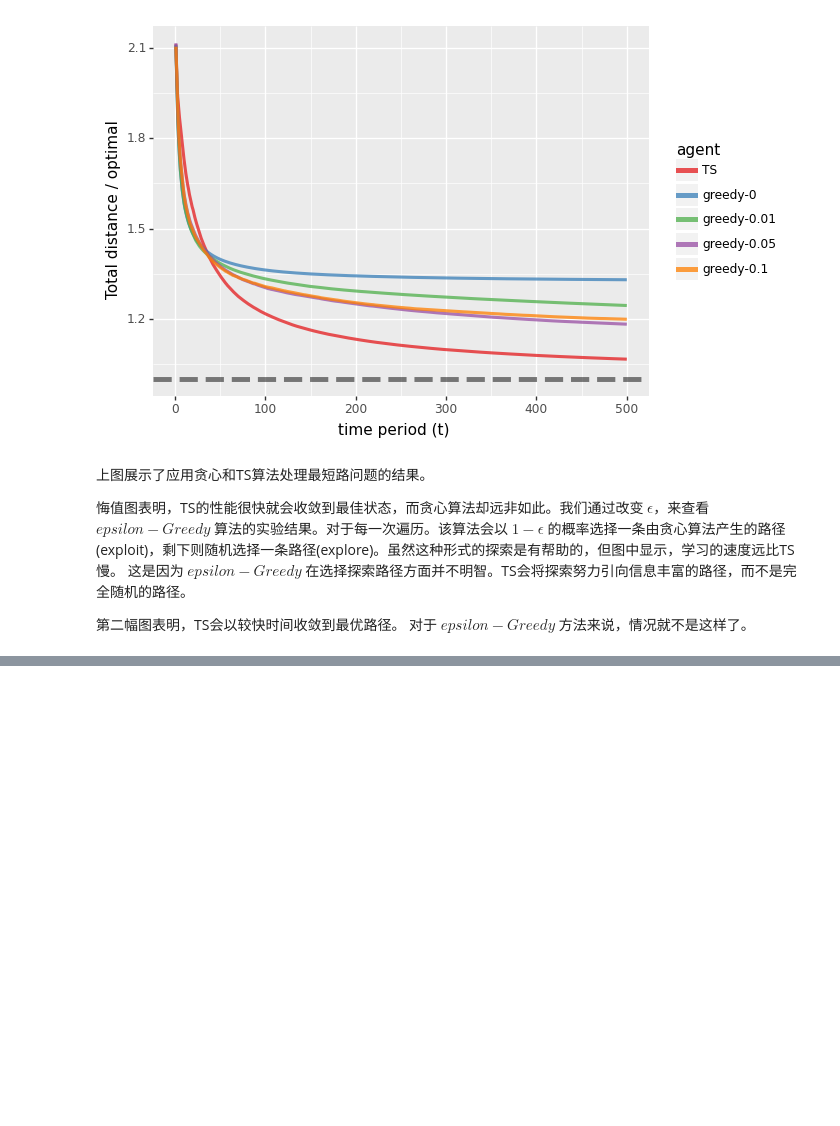
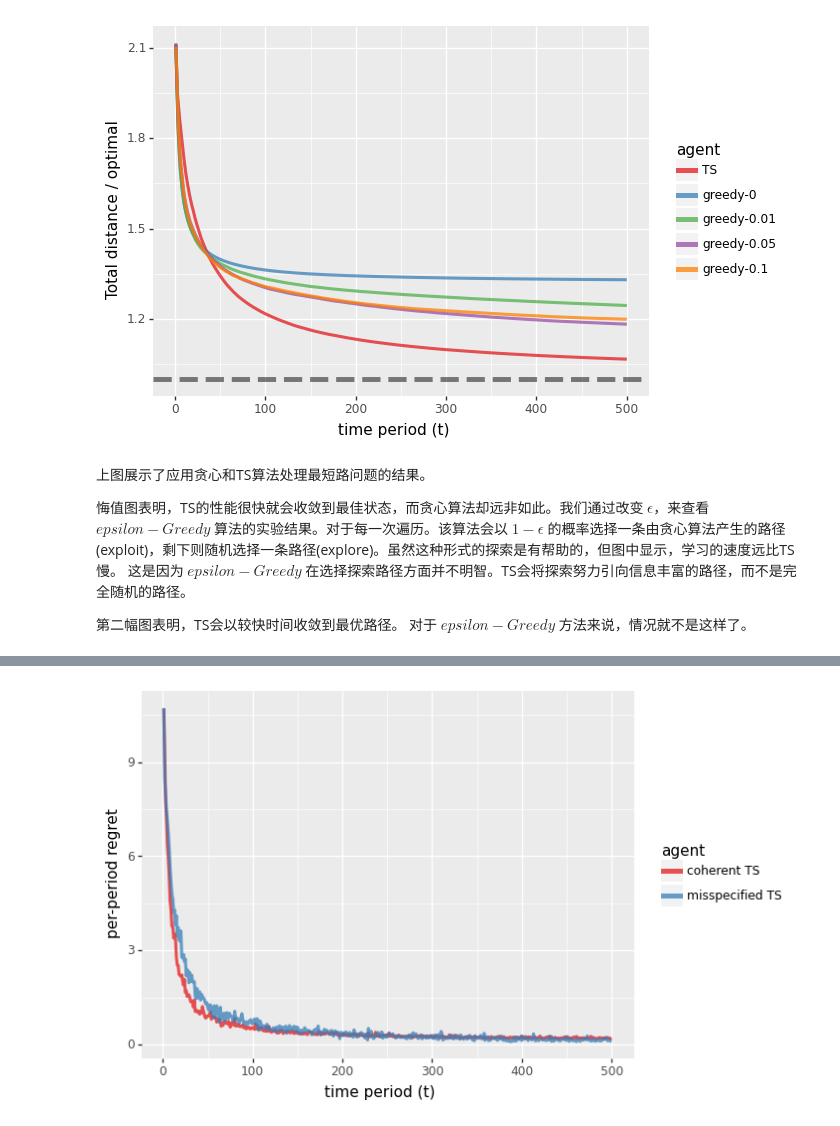
Before and after one commit to yijunquan-afk/bandit-learning, a Jupyter notebook: 02-academic-intro/04 Thompson Sampling2.ipynb, the cells around one changed output, grey strips where cells are left out. Drawn from its saved outputs; the diff is of its cells as text; code cells hidden in the pictures; blank space fills up the shorter version.

```diff
--- a/02-academic-intro/04 Thompson Sampling2.ipynb
+++ b/02-academic-intro/04 Thompson Sampling2.ipynb
@@ -619,0 +957,90 @@ plotCompare2()
+# %%
+import pandas as pd
+import plotnine as gg
+
+
+def generateIndependentBBTS(n_steps, n_stages, mu0, sigma0, sigma_tilde, jobs):
+    results = []
+    for job_id in range(jobs):
+        agent = IndependentBBTS(n_stages, mu0, sigma0, sigma_tilde)
+        # 初始化环境，产生图
+        env = IndependentBinomialBridge(n_stages, mu0, sigma0, sigma_tilde)
+        experiment = ExperimentNoAction(
+            agent, env, n_steps=n_steps, seed=job_id, unique_id=str(job_id))
+        experiment.run_experiment()
+        results.append(experiment.results)
+
+    df_agent = (pd.concat(results)).assign(agent='misspecified TS')
+    return df_agent
+
+
+def generateCorrelatedBBTS(n_steps, n_stages, mu0, sigma0, sigma_tilde, jobs):
+    results = []
+    for job_id in range(jobs):
+        agent = CorrelatedBBTS(n_stages, mu0, sigma0, sigma_tilde)
+        env = IndependentBinomialBridge(n_stages, mu0, sigma0, sigma_tilde)
+        experiment = ExperimentNoAction(
+            agent, env, n_steps=n_steps, seed=job_id, unique_id=str(job_id))
+        experiment.run_experiment()
+        results.append(experiment.results)
+    df_agent = (pd.concat(results)).assign(agent='coherent TS')
+    return df_agent
+
+
+def generateAgents():
+    n_stages = 20
+    n_steps = 500
+    mu0 = -0.5
+    sigma0 = 1
+    sigma_tilde = 1
+    N_JOBS = 200
+
+    agents = []
+
+    agents.append(generateIndependentBBTS(
+        n_steps, n_stages, mu0, sigma0, sigma_tilde, N_JOBS))
+    agents.append(generateCorrelatedBBTS(n_steps, n_stages, mu0,
+                  sigma0, sigma_tilde, N_JOBS))
+    df_agents = pd.concat(agents)
+    return df_agents
+
+
+def plotCompare1():
+    df_agents = generateAgents()
+
+    plt_df = (df_agents.groupby(['t', 'agent'])
+              .agg({'instant_regret': np.mean})
+              .reset_index())
+    p = (gg.ggplot(plt_df)
+         + gg.aes('t', 'instant_regret', colour='agent')
+         + gg.geom_line(size=1.25, alpha=0.75)
+         + gg.xlab('time period (t)')
+         + gg.ylab('per-period regret')
+         + gg.scale_colour_brewer(name='agent', type='qual', palette='Set1'))
+    print(p)
+
+
+def plotCompare2():
+    df_agents = generateAgents()
+
+    df_agents['cum_ratio'] = (
+        df_agents.cum_optimal - df_agents.cum_regret) / df_agents.cum_optimal
+    plt_df = (df_agents.groupby(['t', 'agent'])
+              .agg({'cum_ratio': np.mean})
+              .reset_index())
+    p = (gg.ggplot(plt_df)
+         + gg.aes('t', 'cum_ratio', colour='agent')
+         + gg.geom_line(size=1.25, alpha=0.75)
+         + gg.xlab('time period (t)')
+         + gg.ylab('Total distance / optimal')
+         + gg.scale_colour_brewer(name='agent', type='qual', palette='Set1')
+         + gg.aes(ymin=1)
+         + gg.geom_hline(yintercept=1, linetype='dashed', size=2, alpha=0.5))
+
+    print(p)
+
+
+plotCompare1()
+plotCompare2()
+# %% [output]
+[figure, added]
```
Also changed, not shown: parts of 9 cells of this notebook, 7 other files.
